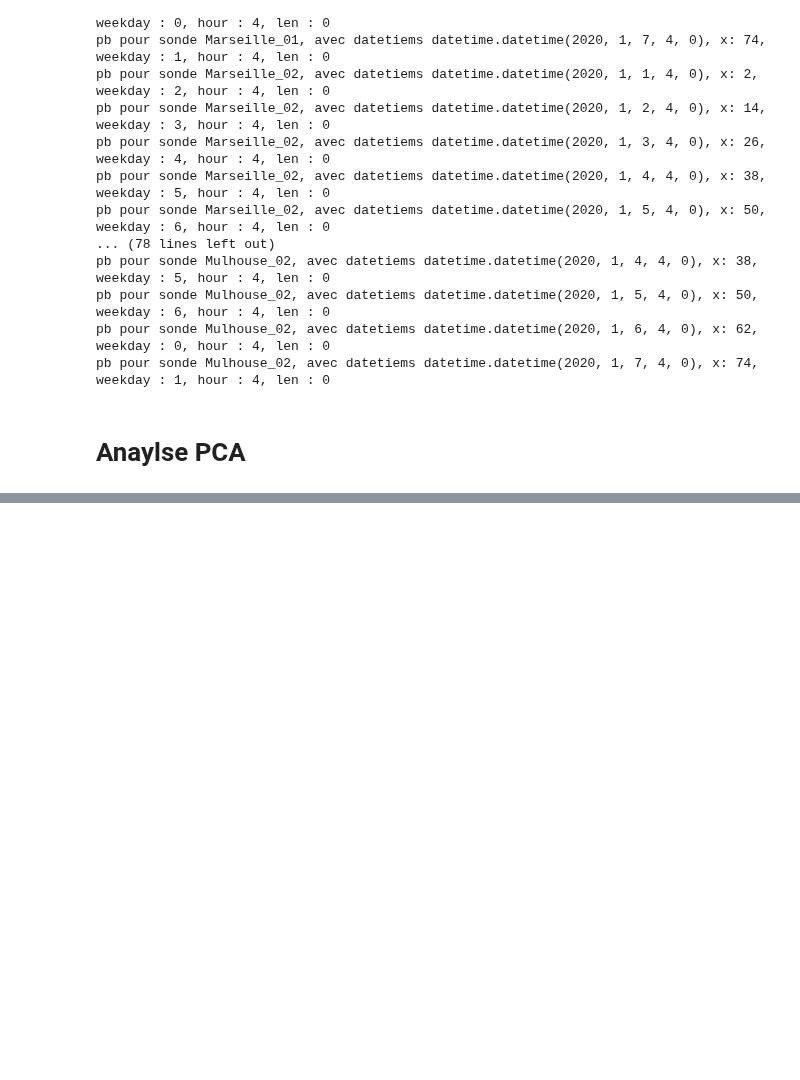
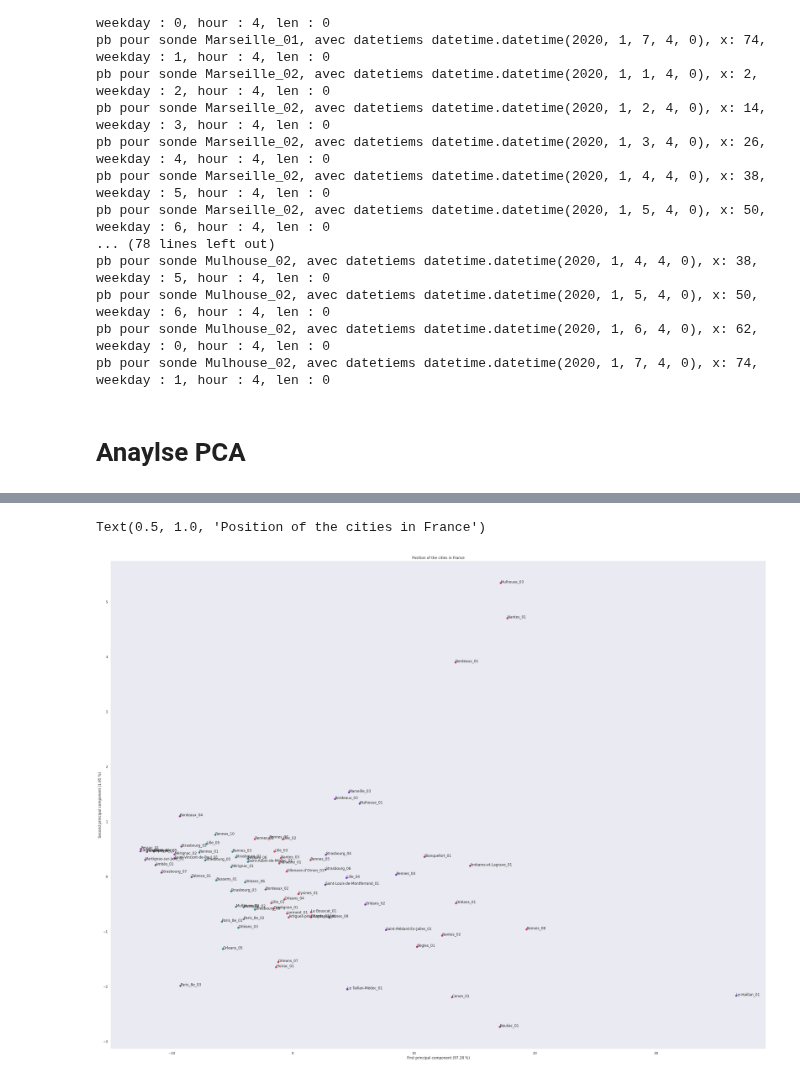
Before and after one commit to Coding-Foundation/FrHack-2022, a Jupyter notebook: prep/alex_clustering.ipynb, the cells around one changed output, grey strips where cells are left out. Saved outputs shown, nothing was run; the diff lists cells and outputs as text; code cells hidden in the pictures; blank space fills up the shorter version.

```diff
--- a/prep/alex_clustering.ipynb
+++ b/prep/alex_clustering.ipynb
@@ -102,0 +103,21 @@ Text(0.5, 1.0, 'Position of the cities in France')
+# %%
+from sklearn.cluster import KMeans
+
+n_clusters = 6
+
+kmeans = KMeans(n_clusters=n_clusters, random_state=0).fit(X)
+labels = kmeans.labels_
+centroids = kmeans.cluster_centers_
+colors = ("#d8495f","#cc3284","#904493","#8633d0","#5d73d7","#32909e","#328c7b","#41945e","#ae7b38","#d25935")
+# %%
+fig, ax = plt.subplots(figsize=(40,30))
+ax.scatter(data_proj[:, 0], data_proj[:, 1], cmap='tab10', vmax=9, c=[colors[f] for f in labels])
+for i, name in enumerate(dataset.sondes_names):
+    ax.annotate(name, (data_proj[i, 0], data_proj[i, 1]))
+plt.grid()
+plt.xlabel(f"First principal component ({round(pca.explained_variance_ratio_[0] * 100, 2)} %)")
+plt.ylabel(f"Second principal component ({round(pca.explained_variance_ratio_[1]* 100, 2)} %)")
+plt.title('Position of the cities in France')
+# %% [output]
+Text(0.5, 1.0, 'Position of the cities in France')
+[figure, added]
```
Also changed, not shown: parts of 13 cells of this notebook, 1 other file.
